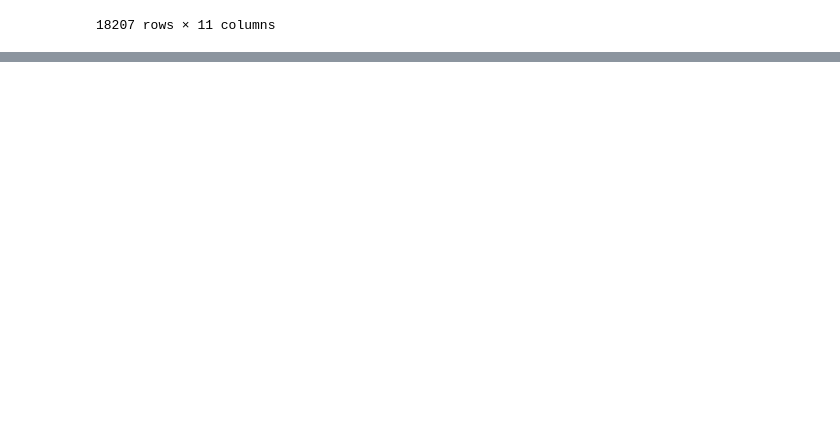
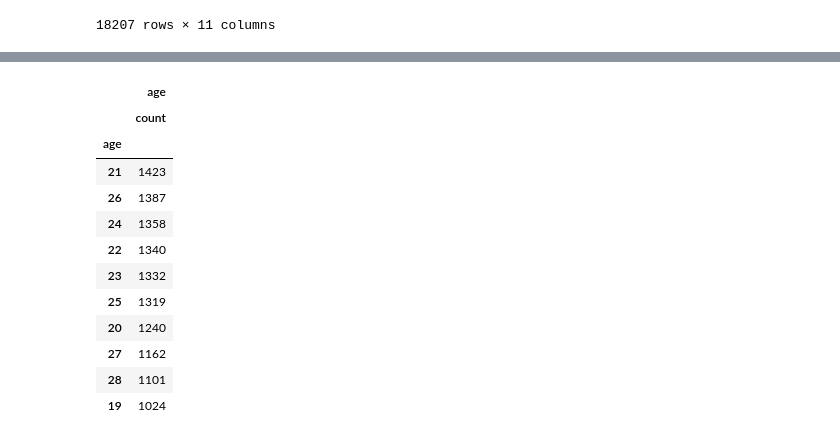
Before and after one commit to Mvital74/datasharing, a Jupyter notebook: exercicio_9.ipynb, the cells around one changed output, grey strips where cells are left out. Saved outputs shown, nothing was run; the diff lists cells and outputs as text; code cells hidden in the pictures; blank space fills up the shorter version.

```diff
--- a/exercicio_9.ipynb
+++ b/exercicio_9.ipynb
@@ -231,0 +243,17 @@ df_nacionalidade.sort_values(('age', 'count'), ascending=False)
+# %%
+df_idade = df_fifa18_slice.groupby(['age']).agg({'age': ['count']})
+df_idade.sort_values(('age', 'count'), ascending=False).head(10)
+# %% [output]
+|  | age |
+|  | count |
+| age |  |
+| 21 | 1423 |
+| 26 | 1387 |
+| 24 | 1358 |
+| 22 | 1340 |
+| 23 | 1332 |
+| 25 | 1319 |
+| 20 | 1240 |
+| 27 | 1162 |
+| 28 | 1101 |
+| 19 | 1024 |
```
Also changed, not shown: parts of 8 cells of this notebook.
